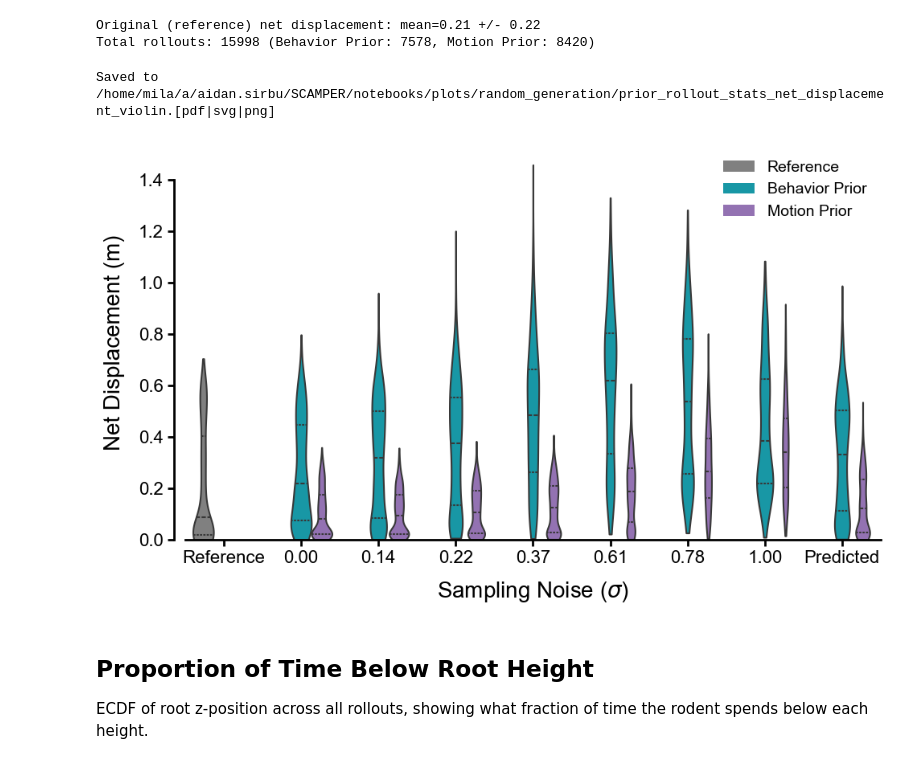
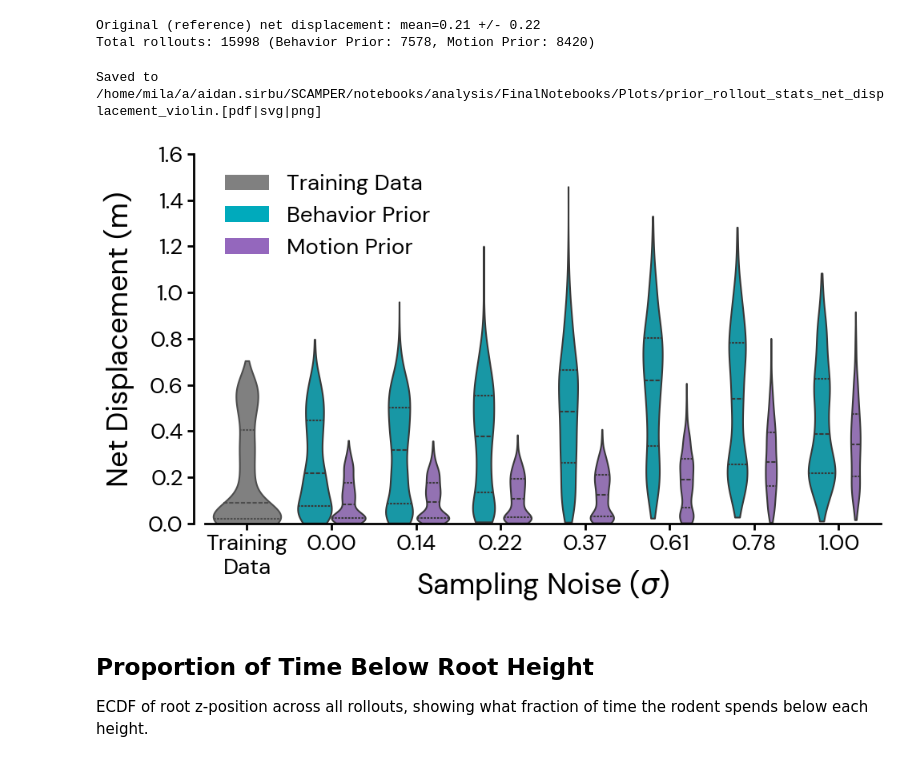
Before and after one commit to asirbu77/SCAMPER, a Jupyter notebook: notebooks/analysis/FinalNotebooks/prior_rollout_stats.ipynb, the cells around one changed output. Cells and saved outputs as stored; diff of their text form; code cells hidden in the pictures.

```diff
--- a/notebooks/analysis/FinalNotebooks/prior_rollout_stats.ipynb
+++ b/notebooks/analysis/FinalNotebooks/prior_rollout_stats.ipynb
@@ -14,7 +14,7 @@ import pandas as pd
 import seaborn as sns
 from pathlib import Path
 
-matplotlib.rcParams["font.family"] = "Arial"
+matplotlib.rcParams["font.family"] = "DM Sans"
 # %%
 # ============ CONFIGURATION ============
 # Two H5 files to compare
@@ -25,7 +25,7 @@ LABEL_A = "Behavior Prior"
 LABEL_B = "Motion Prior"
 
 # Save path for figures
-SAVE_DIR = Path("/home/mila/a/aidan.sirbu/SCAMPER/notebooks/plots/random_generation")
+SAVE_DIR = Path("/home/mila/a/aidan.sirbu/SCAMPER/notebooks/analysis/FinalNotebooks/Plots")
 SAVE_NAME = "prior_rollout_stats"
 # %%
 def logvar_to_std(logvar: float) -> float:
@@ -134,8 +134,6 @@ print(f"Total rollouts: {len(disp_df)} ({LABEL_A}: {len(disp_df_a)}, {LABEL_B}:
 Original (reference) net displacement: mean=0.21 +/- 0.22
 Total rollouts: 15998 (Behavior Prior: 7578, Motion Prior: 8420)
 # %%
-matplotlib.rcParams["font.family"] = "Arial"
-
 color_a = (0 / 255, 170 / 255, 188 / 255)
 color_b = (148 / 255, 103 / 255, 189 / 255)
 color_ref = (0.5, 0.5, 0.5)
@@ -149,73 +147,80 @@ sigma_label_map = {
     "std=0.607": "0.61",
     "std=0.779": "0.78",
     "std=1.000": "1.00",
-    "predicted": "Predicted",
 }
 
 violin_df = disp_df[disp_df["label"].isin(sigma_label_map)].copy()
 violin_df["sigma"] = violin_df["label"].map(sigma_label_map)
 
-# Add reference as a violin on the left
-if original_disp is not None:
-    ref_rows = pd.DataFrame({
-        "method": "Reference",
-        "sigma": "Reference",
-        "displacement": original_disp,
-    })
-    violin_df = pd.concat([ref_rows, violin_df], ignore_index=True)
-
-sigma_order = ["Reference", "0.00", "0.14", "0.22", "0.37", "0.61", "0.78", "1.00", "Predicted"]
-violin_df["sigma"] = pd.Categorical(violin_df["sigma"], categories=sigma_order, ordered=True)
+sigma_order = ["Training\nData", "0.00", "0.14", "0.22", "0.37", "0.61", "0.78", "1.00"]
 
 fig, ax = plt.subplots(figsize=(10, 6))
 
-palette = {LABEL_A: color_a, LABEL_B: color_b, "Reference": color_ref}
+# 1) Reference: single centered violin (no hue splitting)
+if original_disp is not None:
+    ref_df = pd.DataFrame({
+        "sigma": pd.Categorical(["Training\nData"] * len(original_disp),
+                                categories=sigma_order, ordered=True),
+        "displacement": original_disp,
+    })
+    sns.violinplot(
+        data=ref_df, x="sigma", y="displacement",
+        color=color_ref, inner="quart", linewidth=1.5,
+        order=sigma_order, cut=0, ax=ax,
+    )
+
+# 2) Behavior Prior + Motion Prior: hue-split violins on remaining ticks
+method_df = violin_df[violin_df["sigma"] != "Training\nData"].copy()
+method_df["sigma"] = pd.Categorical(method_df["sigma"],
+                                     categories=sigma_order, ordered=True)
+palette = {LABEL_A: color_a, LABEL_B: color_b}
 
 sns.violinplot(
-    data=violin_df,
-    x="sigma",
-    y="displacement",
-    hue="method",
-    inner="quart",
-    palette=palette,
-    linewidth=1.5,
-    order=sigma_order,
-    cut=0,
-    ax=ax,
+    data=method_df, x="sigma", y="displacement", hue="method",
+    inner="quart", palette=palette, linewidth=1.5,
+    order=sigma_order, cut=0, ax=ax,
 )
 
-ax.set_ylim(0, None)
-ax.set_xlabel("Sampling Noise ($\\sigma$)", fontsize=20, labelpad=12)
-ax.set_ylabel("Net Displacement (m)", fontsize=20, labelpad=12)
-ax.tick_params(labelsize=16, width=2, length=6)
-legend = ax.legend(fontsize=14, frameon=False)
+ax.set_ylim(0, 1.6)
+ax.set_xlabel("Sampling Noise ($\\sigma$)", fontsize=26, labelpad=-10)
+ax.set_ylabel("Net Displacement (m)", fontsize=26, labelpad=12)
+ax.tick_params(labelsize=20, width=2, length=6)
+
+# Rebuild legend with all three entries
+from matplotlib.patches import Patch
+legend_handles = [
+    Patch(facecolor=color_ref, label="Training Data"),
+    Patch(facecolor=color_a, label=LABEL_A),
+    Patch(facecolor=color_b, label=LABEL_B),
+]
+legend = ax.legend(handles=legend_handles, fontsize=20, frameon=False)
 for handle in legend.legend_handles:
     handle.set_edgecolor("none")
 
 sns.despine(ax=ax)
 ax.spines["left"].set_position(("outward", 10))
 
 yticks = ax.get_yticks()
 ylim = ax.get_ylim()
 yticks = [t for t in yticks if ylim[0] <= t <= ylim[1]]
 if yticks:
     ax.spines["left"].set_bounds(yticks[0], yticks[-1])
 
 for spine in ["left", "bottom"]:
     ax.spines[spine].set_linewidth(2)
 
 plt.tight_layout()
 
 SAVE_DIR.mkdir(parents=True, exist_ok=True)
 disp_violin_save = f"{SAVE_NAME}_net_displacement_violin"
 for ext in ["pdf", "svg", "png"]:
     fig.savefig(SAVE_DIR / f"{disp_violin_save}.{ext}", bbox_inches="tight")
 print(f"Saved to {SAVE_DIR / disp_violin_save}.[pdf|svg|png]")
 
 plt.show()
 # %% [output]
-Saved to /home/mila/a/aidan.sirbu/SCAMPER/notebooks/plots/random_generation/prior_rollout_stats_net_displacement_violin.[pdf|svg|png]
+Saved to /home/mila/a/aidan.sirbu/SCAMPER/notebooks/analysis/FinalNotebooks/Plots/prior_rollout_stats_net_displacement_violin.[pdf|svg|png]
-[figure, old version]
+[figure, new version]
 # %% [markdown]
 ## Proportion of Time Below Root Height
 
```
Also changed, not shown: parts of 6 cells of this notebook, 12 other files.
